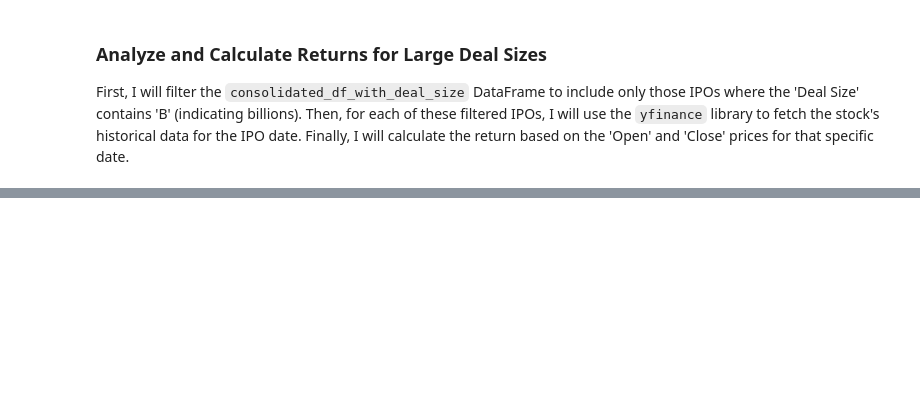
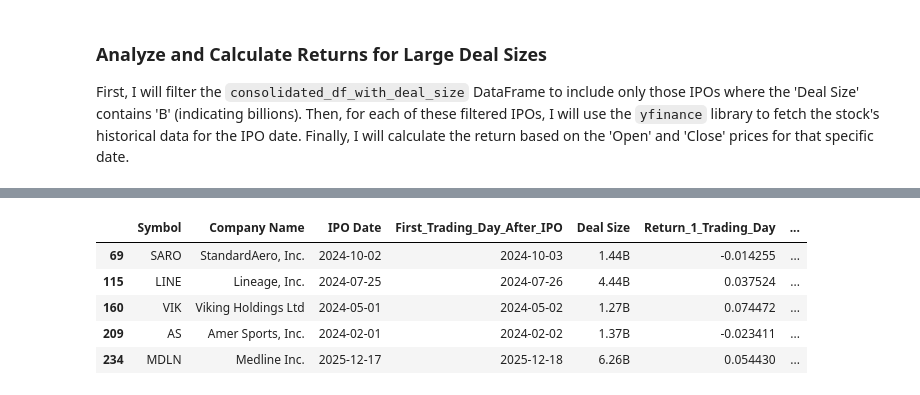
Before and after one commit to jhenningsen/Equity_Analysis, a Jupyter notebook: Misc/IPO.ipynb, the cells around one changed output, grey strips where cells are left out. Drawn from its saved outputs; the diff is of its cells as text; code cells hidden in the pictures; blank space fills up the shorter version.

```diff
--- a/Misc/IPO.ipynb
+++ b/Misc/IPO.ipynb
@@ -63,14 +176,21 @@ import pandas as pd
 import yfinance as yf
 from datetime import timedelta, datetime # Import datetime
 
-# Filter for rows where 'Deal Size' contains 'B'
-# Ensure 'IPO Date' column is converted to datetime if not already
-temp_df = consolidated_df_with_deal_size[consolidated_df_with_deal_size['Deal Size'].str.contains('B', na=False)].copy()
-temp_df['IPO Date'] = pd.to_datetime(temp_df['IPO Date'])
+# The base DataFrame is now deal_size_filtered_df which already has 'Deal Size' filtered
+# and 'First_Trading_Day_After_IPO' calculated.
 
-# Filter out IPOs that are in the future
+# Ensure 'IPO Date' column is converted to datetime if not already (already done, but good practice)
+deal_size_filtered_df['IPO Date'] = pd.to_datetime(deal_size_filtered_df['IPO Date'])
+
+# Filter out IPOs that are in the future based on the current 'today' date
 today = datetime.now().date() # Get only the date part of today
-filtered_df = temp_df[temp_df['IPO Date'].dt.date <= today].copy() # Compare only date parts
+print(f"Current 'today' date used for filtering: {today}")
+
+# Apply the remaining filters: IPOs in the past and those with a valid First_Trading_Day_After_IPO
+filtered_df = deal_size_filtered_df[
+    (deal_size_filtered_df['IPO Date'].dt.date <= today) &
+    (deal_size_filtered_df['First_Trading_Day_After_IPO'].notna())
+].copy()
 
 # Prepare empty lists for 1, 3, 5, 10, 20, 30 day returns
 returns_1d = []
@@ -80,28 +200,35 @@ returns_10d = []
 returns_20d = []
 returns_30d = []
 
-print(f"Found {len(filtered_df)} *past* IPOs with 'B' in 'Deal Size'. Attempting to fetch historical stock data for post-IPO returns...")
+print(f"Found {len(filtered_df)} *past* IPOs with 'B' in 'Deal Size' and valid 'First_Trading_Day_After_IPO'. Attempting to fetch historical stock data for post-IPO returns...")
 
 for index, row in filtered_df.iterrows():
     symbol = row['Symbol']
-    ipo_date = row['IPO Date']
+    ipo_date = row['IPO Date'] # Original IPO Date
+    first_trading_day_after_ipo = row['First_Trading_Day_After_IPO'] # Actual first trading day from previous step
 
     try:
+        # The effective_start_date is now directly from the 'First_Trading_Day_After_IPO' column
+        effective_start_date = first_trading_day_after_ipo
+
         # Fetch data for a period long enough to cover 30 trading days after IPO
-        # 60 calendar days should be sufficient to capture 30 trading days
-        end_fetch_date = ipo_date + timedelta(days=60)
+        # 60 calendar days should be sufficient to capture 30 trading days from effective_start_date
+        end_fetch_date = effective_start_date + timedelta(days=60)
 
-        # Download daily historical data
-        ticker_data = yf.download(symbol, start=ipo_date.strftime('%Y-%m-%d'),
+        # Download daily historical data starting from the actual first trading day after IPO
+        ticker_data = yf.download(symbol,
+                                  start=effective_start_date.strftime('%Y-%m-%d'),
                                   end=end_fetch_date.strftime('%Y-%m-%d'),
-                                  interval="1d", progress=False)
+                                  interval="1d",
+                                  progress=False,
+                                  auto_adjust=False) # Explicitly set auto_adjust to False here too
 
         # Check if ticker_data is not empty and contains 'Adj Close'
+        # This check is now mostly redundant for the first entry due to previous filtering,
+        # but still useful for ensuring enough data for subsequent days_offset.
         if not ticker_data.empty and 'Adj Close' in ticker_data.columns:
-            # The first entry in ticker_data is the first available trading day's data
-            # This implicitly handles the 'first trading day after IPO' if IPO day has no data.
-            first_trading_day_close = ticker_data['Adj Close'].iloc[0]
-            first_trading_date = ticker_data.index[0]
+            first_trading_day_close = ticker_data['Adj Close'].iloc[0].item() # Use .item() to ensure scalar
+            actual_data_start_date = ticker_data.index[0] # Should be close to effective_start_date
 
             # Calculate returns for specific trading days
             trading_days_to_check = [
@@ -118,7 +245,7 @@ for index, row in filtered_df.iterrows():
             for label, days_offset in trading_days_to_check:
                 # Ensure there are enough trading days to get the offset price
                 if len(ticker_data) > days_offset:
-                    price_at_offset = ticker_data['Adj Close'].iloc[days_offset]
+                    price_at_offset = ticker_data['Adj Close'].iloc[days_offset].item() # Use .item() to ensure scalar
                     if first_trading_day_close != 0: # Avoid division by zero
                         ret = (price_at_offset - first_trading_day_close) / first_trading_day_close
                         current_returns[label] = ret
@@ -131,11 +258,11 @@ for index, row in filtered_df.iterrows():
             returns_20d.append(current_returns['Return_20_Trading_Days'])
             returns_30d.append(current_returns['Return_30_Trading_Days'])
 
-            print(f"    ✅ Fetched {symbol} (IPO Date: {ipo_date.strftime('%Y-%m-%d')}). First trading day: {first_trading_date.strftime('%Y-%m-%d')}.")
+            print(f"    ✅ Fetched {symbol} (IPO Date: {ipo_date.strftime('%Y-%m-%d')}). Actual first trading day: {actual_data_start_date.strftime('%Y-%m-%d')}.")
 
         else:
-            print(f"    ❌ No valid historical stock data (or 'Adj Close' column missing) found for {symbol} starting from {ipo_date.strftime('%Y-%m-%d')} from Yahoo Finance.")
-            # Append None for all return types if data is invalid or missing
+            # This else block should ideally not be hit often if First_Trading_Day_After_IPO is notna()
+            print(f"    ❌ No valid historical stock data (or 'Adj Close' column missing) found for {symbol} starting from {effective_start_date.strftime('%Y-%m-%d')} from Yahoo Finance, even after pre-filtering.")
             returns_1d.append(None)
             returns_3d.append(None)
             returns_5d.append(None)
@@ -145,7 +272,6 @@ for index, row in filtered_df.iterrows():
 
     except Exception as e:
         print(f"    ❌ Error fetching data for {symbol} (IPO Date: {ipo_date.strftime('%Y-%m-%d')}): {e}")
-        # Append None for all return types in case of an exception
         returns_1d.append(None)
         returns_3d.append(None)
         returns_5d.append(None)
@@ -161,7 +287,13 @@ filtered_df['Return_10_Trading_Days'] = returns_10d
 filtered_df['Return_20_Trading_Days'] = returns_20d
 filtered_df['Return_30_Trading_Days'] = returns_30d
 
-# Remove old IPO_Day columns if they exist as they are no longer needed
-if 'IPO_Day_Open' in filtered_df.columns:
-    filtered_df = filtered_df.drop(columns=['IPO_Day_Open', 'IPO_Day_Close', 'IPO_Day_Return'])
+print("--- Filtered DataFrame with Calculated Returns (Head) ---")
+display(filtered_df[['Symbol', 'Company Name', 'IPO Date', 'First_Trading_Day_After_IPO', 'Deal Size',
+                     'Return_1_Trading_Day', 'Return_3_Trading_Days', 'Return_5_Trading_Days',
+                     'Return_10_Trading_Days', 'Return_20_Trading_Days', 'Return_30_Trading_Days']].head())
+
+print("\n--- Filtered DataFrame with Calculated Returns (Tail) ---")
+display(filtered_df[['Symbol', 'Company Name', 'IPO Date', 'First_Trading_Day_After_IPO', 'Deal Size',
+                     'Return_1_Trading_Day', 'Return_3_Trading_Days', 'Return_5_Trading_Days',
+                     'Return_10_Trading_Days', 'Return_20_Trading_Days', 'Return_30_Trading_Days']].tail())
 # %% [output]
@@ -176,0 +316,6 @@ Found 13 *past* IPOs with 'B' in 'Deal Size'. Attempting to fetch historical sto
+|  | Symbol | Company Name | IPO Date | First_Trading_Day_After_IPO | Deal Size | Return_1_Trading_Day | ... |
+| 69 | SARO | StandardAero, Inc. | 2024-10-02 | 2024-10-03 | 1.44B | -0.014255 | ... |
+| 115 | LINE | Lineage, Inc. | 2024-07-25 | 2024-07-26 | 4.44B | 0.037524 | ... |
+| 160 | VIK | Viking Holdings Ltd | 2024-05-01 | 2024-05-02 | 1.27B | 0.074472 | ... |
+| 209 | AS | Amer Sports, Inc. | 2024-02-01 | 2024-02-02 | 1.37B | -0.023411 | ... |
+| 234 | MDLN | Medline Inc. | 2025-12-17 | 2025-12-18 | 6.26B | 0.054430 | ... |
```
Also changed, not shown: parts of 8 cells of this notebook.
